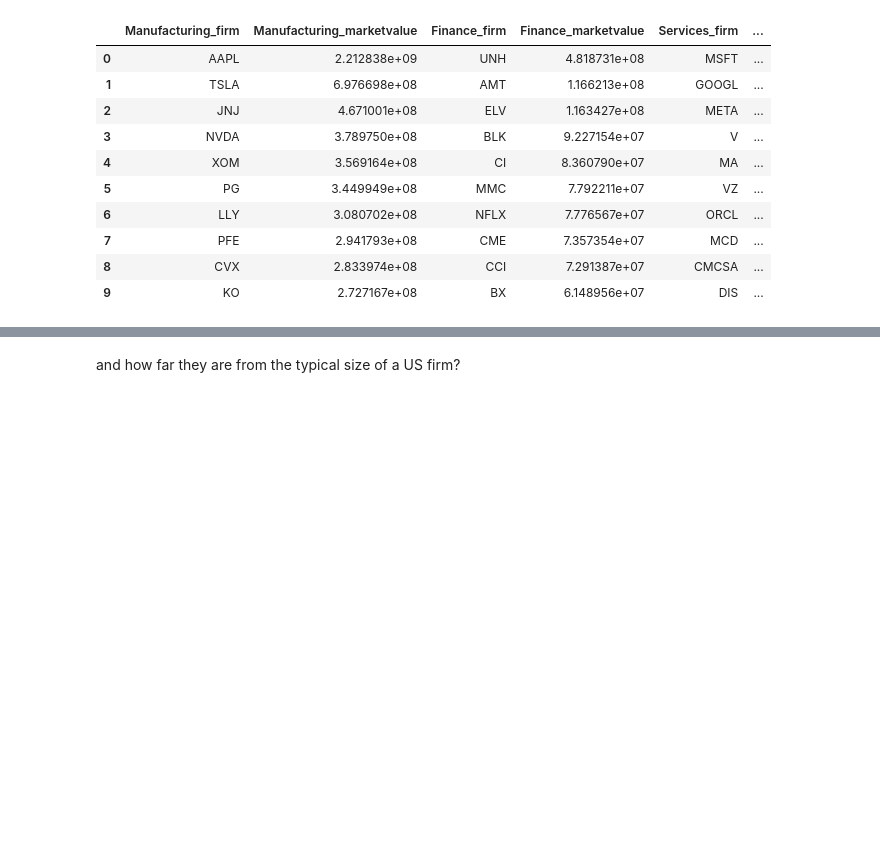
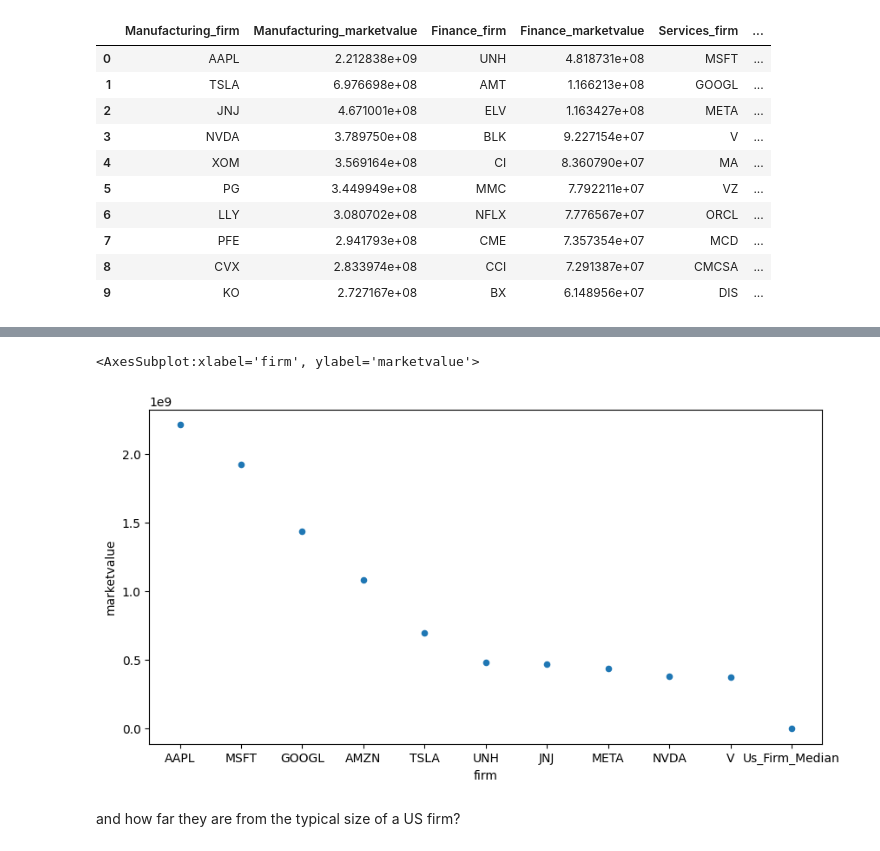
Before and after one commit to A01706648/TC3006C_Deliver, a Jupyter notebook: m1/M1_Delivery.ipynb, the cells around one changed output, grey strips where cells are left out. Saved outputs shown, nothing was run; the diff lists cells and outputs as text; code cells hidden in the pictures; blank space fills up the shorter version.

```diff
--- a/m1/M1_Delivery.ipynb
+++ b/m1/M1_Delivery.ipynb
@@ -290,3 +309,9 @@ df_top10_marketvalue
 | 7 | PFE | 2.941793e+08 | CME | 7.357354e+07 | MCD | ... |
 | 8 | CVX | 2.833974e+08 | CCI | 7.291387e+07 | CMCSA | ... |
 | 9 | KO | 2.727167e+08 | BX | 6.148956e+07 | DIS | ... |
+# %%
+df_temp = df_final_size_us.sort_values(['marketvalue'],ascending=False)[['marketvalue']].head(10)
+df_temp = df_temp.reset_index()
+df_temp = df_temp.copy()
+df_temp.loc[10] = ['Us_Firm_Median', firm_marketvalue_median_us]
+df_temp
@@ -293,3 +331,9 @@ df_top10_marketvalue
+# %%
+#insert the median of us firm
+df_temp.plot('firm', 'marketvalue', kind ='scatter', figsize=(10,5))
+# %% [output]
+<AxesSubplot:xlabel='firm', ylabel='marketvalue'>
+[figure, added]
 # %% [markdown]
 and how far they are from the typical size of a US firm?
 # %%
```
Also changed, not shown: parts of 16 cells of this notebook.
